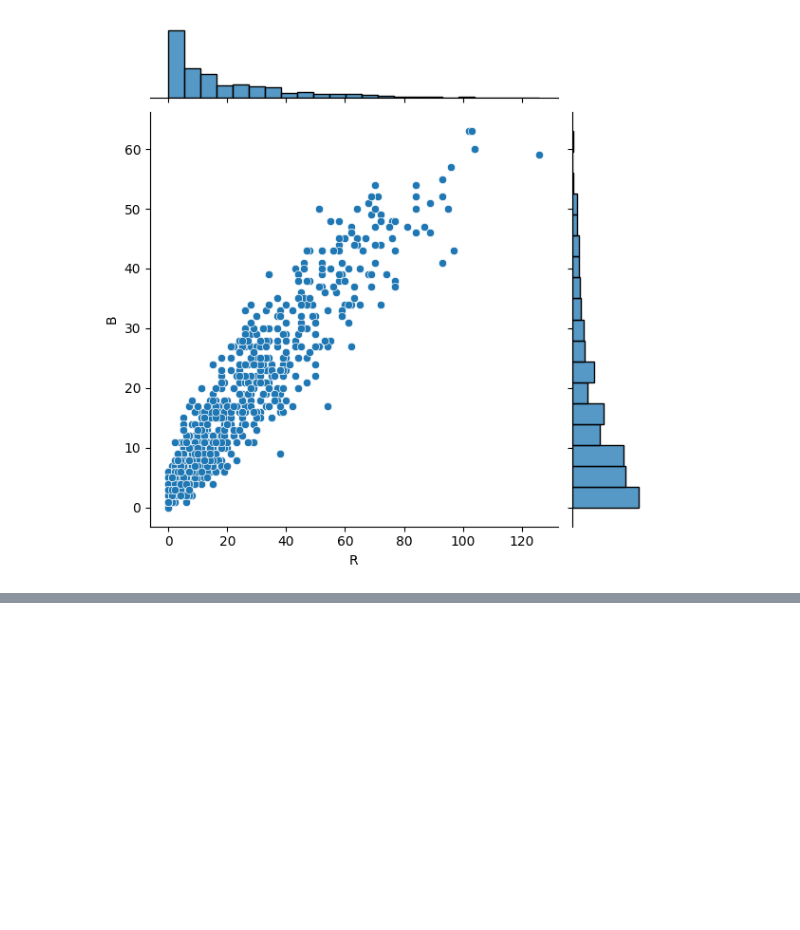
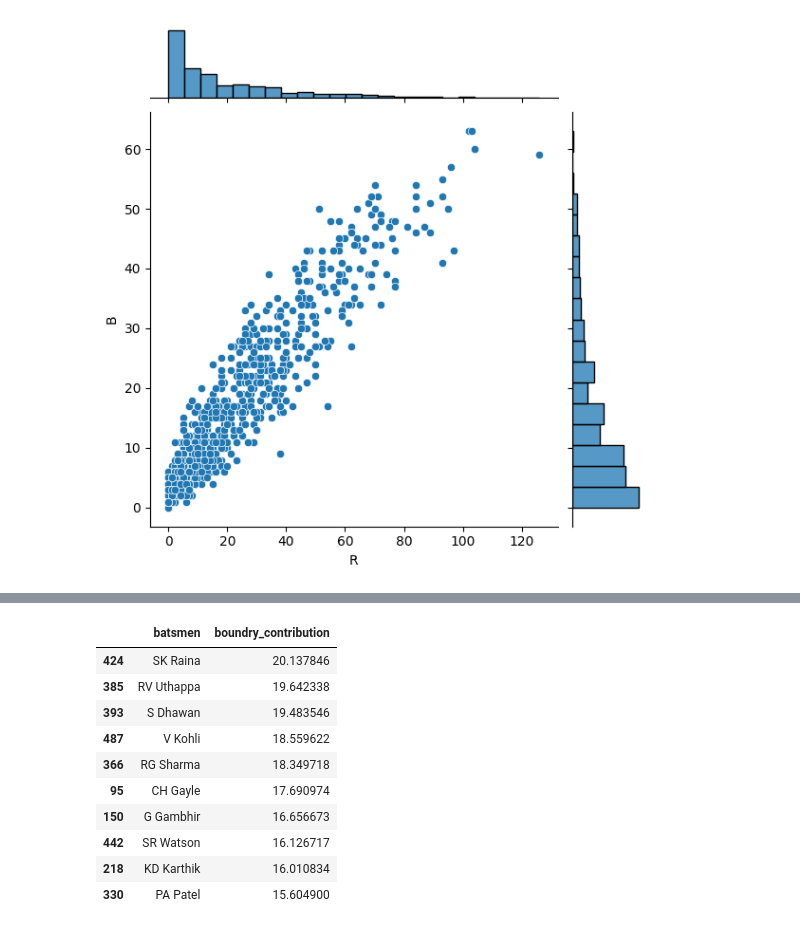
Before and after one commit to saurabh5930/IPL-data-analysis, a Jupyter notebook: IPL data analysis .ipynb, the cells around one changed output, grey strips where cells are left out. Cells and saved outputs as stored; diff of their text form; code cells hidden in the pictures; blank space fills up the shorter version.

```diff
--- a/IPL data analysis .ipynb
+++ b/IPL data analysis .ipynb
@@ -418,0 +439,14 @@ sns.jointplot(x='R',y='B',data=df)
+# %%
+boundry_contribution.head(10)
+# %% [output]
+|  | batsmen | boundry_contribution |
+| 424 | SK Raina | 20.137846 |
+| 385 | RV Uthappa | 19.642338 |
+| 393 | S Dhawan | 19.483546 |
+| 487 | V Kohli | 18.559622 |
+| 366 | RG Sharma | 18.349718 |
+| 95 | CH Gayle | 17.690974 |
+| 150 | G Gambhir | 16.656673 |
+| 442 | SR Watson | 16.126717 |
+| 218 | KD Karthik | 16.010834 |
+| 330 | PA Patel | 15.604900 |
```
Also changed, not shown: parts of 7 cells of this notebook, 1 other file.
